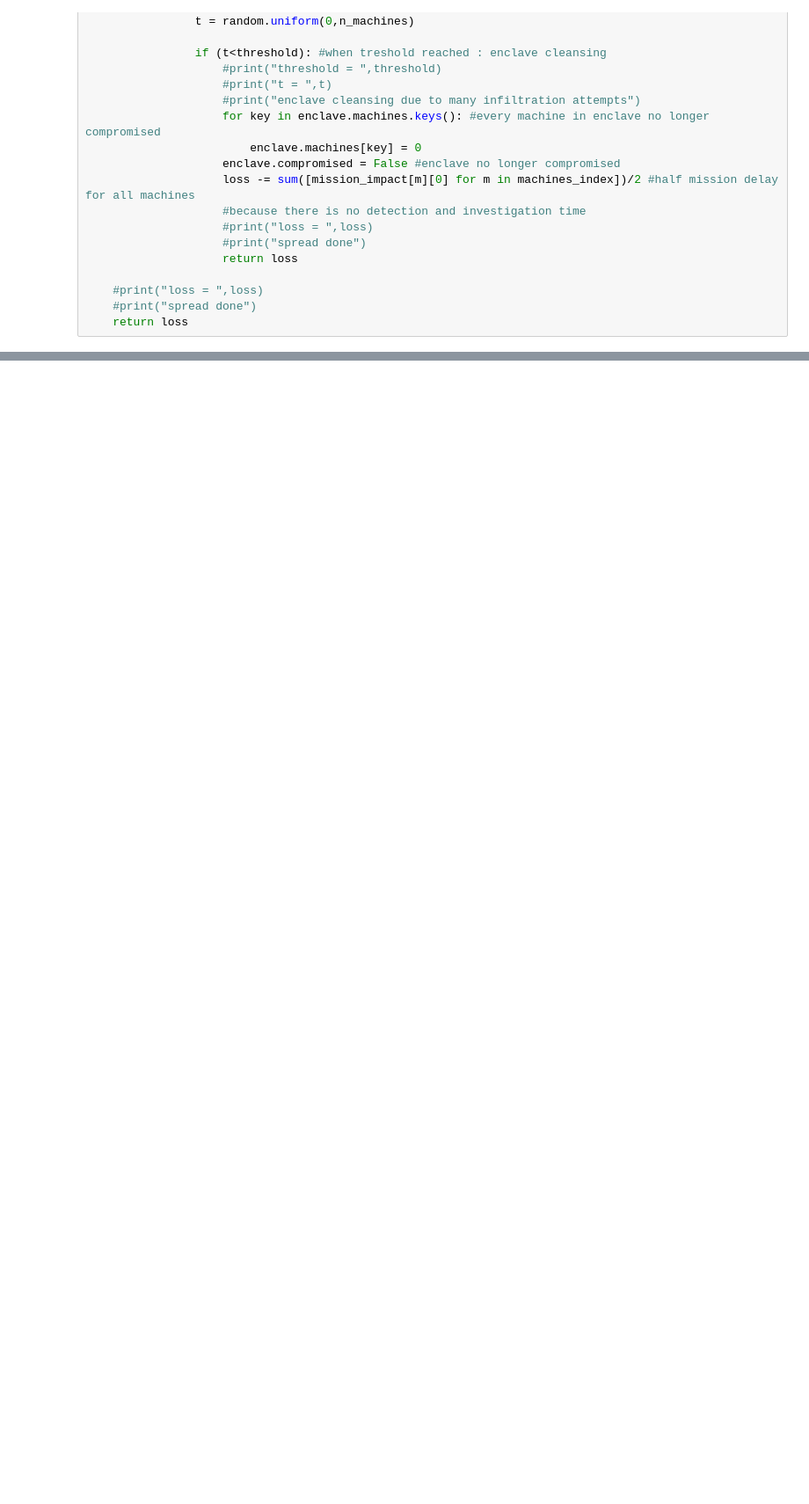
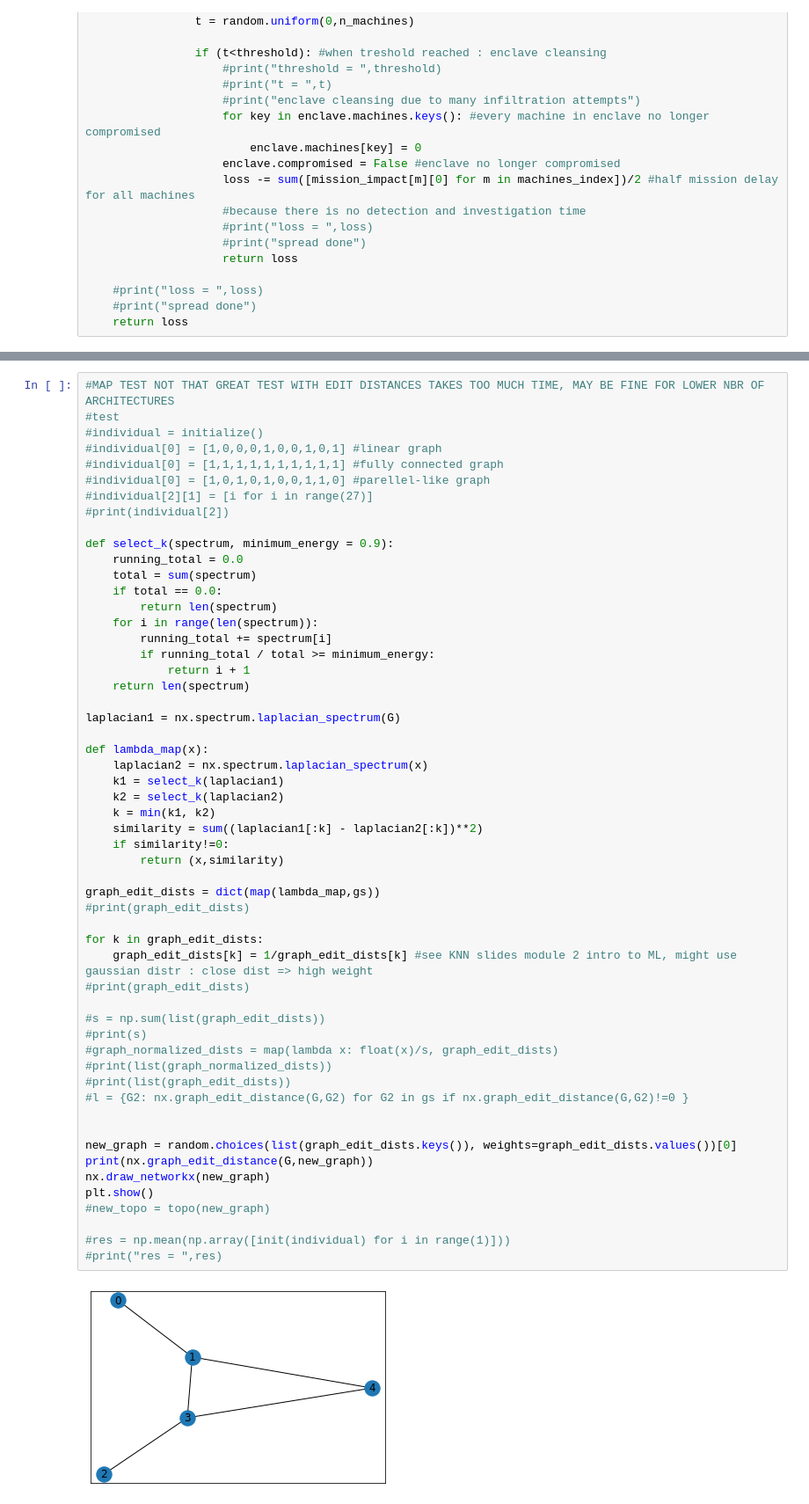
Before and after one commit to sohaib-ouzineb/MSC_INDIVIDUAL_PROJECT, a Jupyter notebook: evoltionary_algo.ipynb, the cells around one changed output, grey strips where cells are left out. Shown at 88% size. Cells and saved outputs as stored; diff of their text form; blank space fills up the shorter version.

Commit message:
degree constraints KNN euclidian dist

```diff
--- a/evoltionary_algo.ipynb
+++ b/evoltionary_algo.ipynb
@@ -567,0 +542,57 @@ ValueError: could not broadcast input array from shape (2,) into shape (3,)
+# %%
+#MAP TEST NOT THAT GREAT TEST WITH EDIT DISTANCES TAKES TOO MUCH TIME, MAY BE FINE FOR LOWER NBR OF ARCHITECTURES
+#test
+#individual = initialize()
+#individual[0] = [1,0,0,0,1,0,0,1,0,1] #linear graph
+#individual[0] = [1,1,1,1,1,1,1,1,1,1] #fully connected graph
+#individual[0] = [1,0,1,0,1,0,0,1,1,0] #parellel-like graph
+#individual[2][1] = [i for i in range(27)]
+#print(individual[2])
+
+def select_k(spectrum, minimum_energy = 0.9):
+    running_total = 0.0
+    total = sum(spectrum)
+    if total == 0.0:
+        return len(spectrum)
+    for i in range(len(spectrum)):
+        running_total += spectrum[i]
+        if running_total / total >= minimum_energy:
+            return i + 1
+    return len(spectrum)
+
+laplacian1 = nx.spectrum.laplacian_spectrum(G)
+
+def lambda_map(x):
+    laplacian2 = nx.spectrum.laplacian_spectrum(x)
+    k1 = select_k(laplacian1)
+    k2 = select_k(laplacian2)
+    k = min(k1, k2)
+    similarity = sum((laplacian1[:k] - laplacian2[:k])**2)
+    if similarity!=0:
+        return (x,similarity)
+
+graph_edit_dists = dict(map(lambda_map,gs))
+#print(graph_edit_dists)
+
+for k in graph_edit_dists:
+    graph_edit_dists[k] = 1/graph_edit_dists[k] #see KNN slides module 2 intro to ML, might use gaussian distr : close dist => high weight
+#print(graph_edit_dists)
+
+#s = np.sum(list(graph_edit_dists))
+#print(s)
+#graph_normalized_dists = map(lambda x: float(x)/s, graph_edit_dists)
+#print(list(graph_normalized_dists))
+#print(list(graph_edit_dists))
+#l = {G2: nx.graph_edit_distance(G,G2) for G2 in gs if nx.graph_edit_distance(G,G2)!=0 }
+
+
+new_graph = random.choices(list(graph_edit_dists.keys()), weights=graph_edit_dists.values())[0]
+print(nx.graph_edit_distance(G,new_graph))
+nx.draw_networkx(new_graph)
+plt.show()
+#new_topo = topo(new_graph)
+
+#res = np.mean(np.array([init(individual) for i in range(1)]))
+#print("res = ",res)
+# %% [output]
+[figure, added]
```
Also changed, not shown: parts of 14 cells of this notebook.
